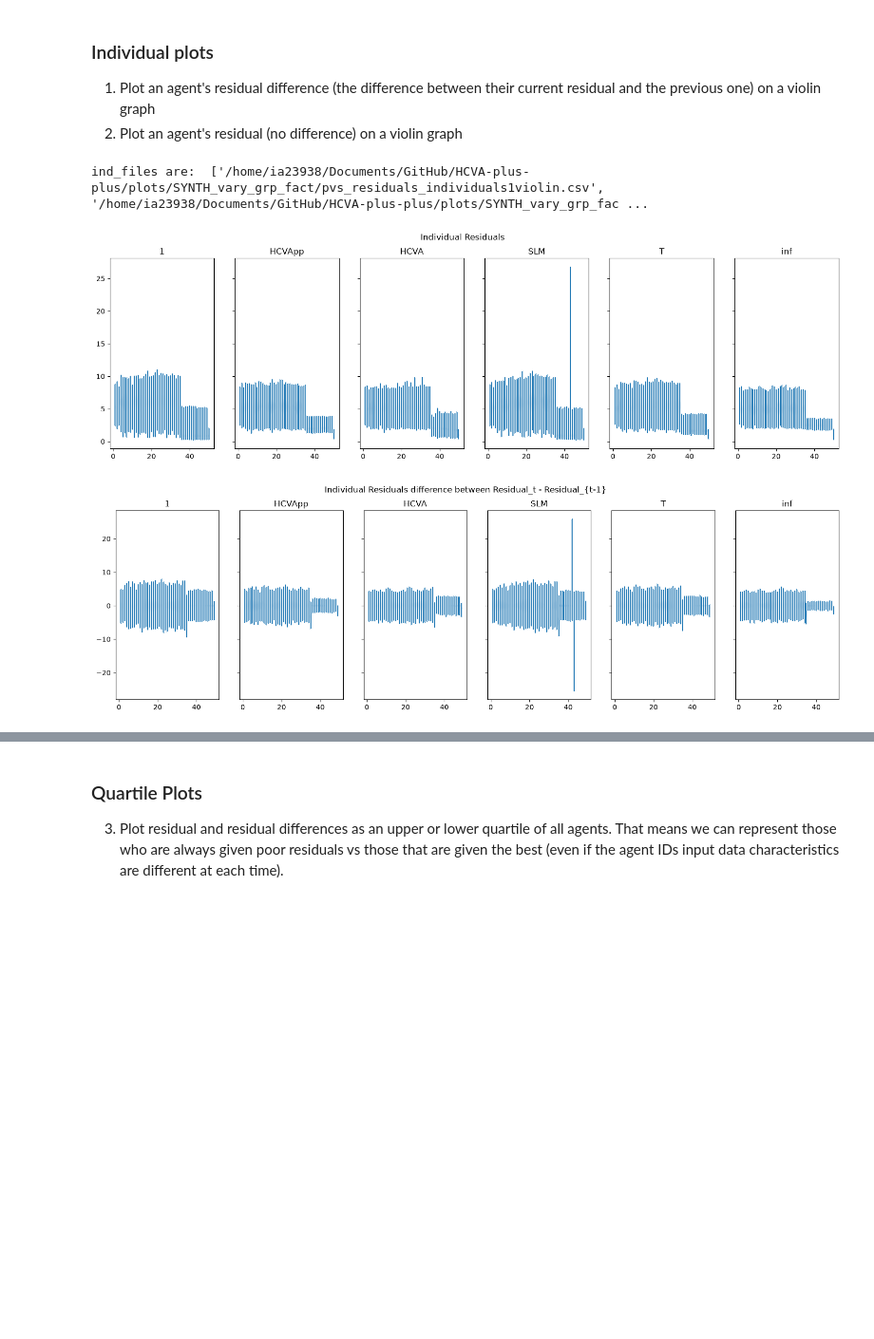
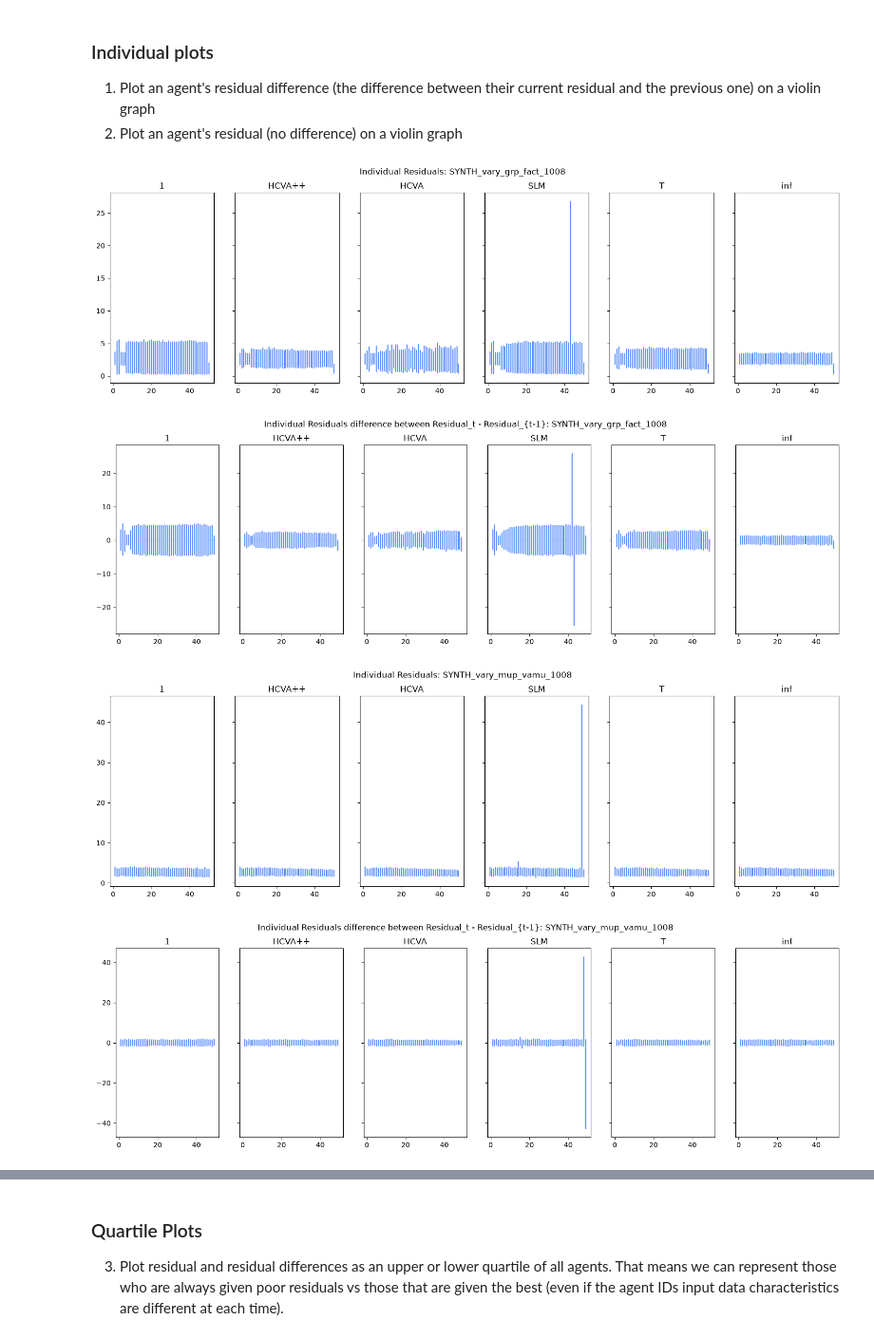
Before and after one commit to JosephTrevorrow/HCVA-plus-plus, a Jupyter notebook: data_analysis/results_explorer.ipynb, the cells around one changed output, grey strips where cells are left out. Shown at 95% size. Saved outputs shown, nothing was run; the diff lists cells and outputs as text; code cells hidden in the pictures; blank space fills up the shorter version.

Commit message:
Changed default pvs_prip, added more results_explorer.ipynb code

```diff
--- a/data_analysis/results_explorer.ipynb
+++ b/data_analysis/results_explorer.ipynb
@@ -17,42 +19,49 @@ from data_analysis_main import sort_nicely
 # - individuals_difference is a residual difference compared to the previous residual
 # - individuals is a residual only for a single agent
 CUR_DIR = str(pathlib.Path(os.path.abspath(os.curdir)).parent) # Note, this does not include a trailing '/'
-repo_root_csvs_dir = "/plots/SYNTH_vary_grp_fact/"
+repo_root_csvs_dirs = ["/plots/SYNTH_vary_grp_fact_1008/", "/plots/SYNTH_vary_mup_vamu_1008/", "/plots/SYNTH_vary_pvs_prip_1008/"]
 values_list = "pvs" # The values used in each residual calculation will be at the front of the file
 # Find all .csvs and sort so order will be the same
-ind_files = glob.glob(CUR_DIR+repo_root_csvs_dir+values_list+"_residuals_individuals[!_]*")
-ind_diff_files = glob.glob(CUR_DIR+repo_root_csvs_dir+values_list+"_residuals_individuals_difference*")
-sort_nicely(ind_files), sort_nicely(ind_diff_files)
-
-print("ind_files are: ", ind_files)
-# import each csv into a dataframe, and store in a dict = {baseline key: df, ...}
-ind_dfs, ind_diff_dfs = {}, {}
-for ind_file, ind_diff_file in zip(ind_files, ind_diff_files):
-    baseline_name = ind_file.split("/")[-1].split("_")[2] # Because we sorted, ind_file and ind_diff_files will be equal
-    baseline_name = baseline_name[11:-10]
-    # Read CSV without treating first row as header
-    ind_dfs[baseline_name] = pd.read_csv(ind_file, header=None, skiprows=1)
-    ind_diff_dfs[baseline_name] = pd.read_csv(ind_diff_file, header=None, skiprows=1)
-    # Assign column names (0, 1, 2, ...)
-    ind_dfs[baseline_name].columns = range(len(ind_dfs[baseline_name].columns))
-    ind_diff_dfs[baseline_name].columns = range(len(ind_diff_dfs[baseline_name].columns))
-    # Remove the agent_id and the initial points (for ind_diff_dfs)
-    ind_dfs[baseline_name].drop(0, axis=1, inplace=True)
-    ind_diff_dfs[baseline_name].drop([0,1], axis=1, inplace=True)
+ind_files, ind_diff_files = [], []
+for repo_root_csvs_dir in repo_root_csvs_dirs:
+    ind_file = glob.glob(CUR_DIR+repo_root_csvs_dir+values_list+"_residuals_individuals[!_]*")
+    ind_diff_file = glob.glob(CUR_DIR+repo_root_csvs_dir+values_list+"_residuals_individuals_difference*")
+    ind_file, ind_diff_file = sort_nicely(ind_file), sort_nicely(ind_diff_file)
+    ind_files.append(ind_file)
+    ind_diff_files.append(ind_diff_file)
+# import each csv into a dataframe and store in a dict = {baseline key: df, ...}
+experiment_dicts = {}
+for ind_file_list, ind_diff_file_list in zip(ind_files, ind_diff_files):
+    ind_dfs, ind_diff_dfs = {}, {}
+    for ind_file, ind_diff_file in zip(ind_file_list, ind_diff_file_list):
+        baseline_name = ind_file.split("/")[-1].split("_")[2] # Because we sorted, ind_file and ind_diff_files will be equal
+        baseline_name = baseline_name[11:-10]
+        # Read CSV without treating first row as header
+        ind_dfs[baseline_name] = pd.read_csv(ind_file, header=None, skiprows=1)
+        ind_diff_dfs[baseline_name] = pd.read_csv(ind_diff_file, header=None, skiprows=1)
+        # Assign column names (0, 1, 2, ...)
+        ind_dfs[baseline_name].columns = range(len(ind_dfs[baseline_name].columns))
+        ind_diff_dfs[baseline_name].columns = range(len(ind_diff_dfs[baseline_name].columns))
+        # Remove the agent_id and the initial points (for ind_diff_dfs)
+        ind_dfs[baseline_name].drop(0, axis=1, inplace=True)
+        ind_diff_dfs[baseline_name].drop([0,1], axis=1, inplace=True)
+    experiment_name = ind_file_list[0].split("/")[-2]
+    experiment_dicts[experiment_name] = [copy.deepcopy(ind_dfs), copy.deepcopy(ind_diff_dfs)]
-# %% [output]
-ind_files are:  ['/home/ia23938/Documents/GitHub/HCVA-plus-plus/plots/SYNTH_vary_grp_fact/pvs_residuals_individuals1violin.csv', '/home/ia23938/Documents/GitHub/HCVA-plus-plus/plots/SYNTH_vary_grp_fac ...
 # %%
-# Plot each row (where col[0] for each df is an ID) onto a violin plot. Overlay for each method and plot as a 3x2 grid
-fig_ind, axes_ind = plt.subplots(1, 6,  sharex=True, sharey=True, figsize=(19,5))
-fig_ind.suptitle("Individual Residuals")
-fig_ind_diff, axes_ind_dff = plt.subplots(1, 6,  sharex=True, sharey=True, figsize=(19,5))
-fig_ind_diff.suptitle("Individual Residuals difference between Residual_t - Residual_{t-1}")
-for ax_ind, ax_ind_diff, key in zip(axes_ind.flatten(), axes_ind_dff.flatten(), ind_dfs.keys()):
-    ax_ind.set_title(key)
-    ax_ind_diff.set_title(key)
-    ax_ind.violinplot(ind_dfs[key].values, showmeans=False, showmedians=False, showextrema=True)
-    ax_ind_diff.violinplot(ind_diff_dfs[key].values, showmeans=False, showmedians=False, showextrema=True)
+for exp_name, [ind_dfs, ind_diff_dfs] in experiment_dicts.items():
+    # Plot each row (where col[0] for each df is an ID) onto a violin plot. Overlay for each method and plot as a 3x2 grid
+    fig_ind, axes_ind = plt.subplots(1, 6,  sharex=True, sharey=True, figsize=(19,5))
+    fig_ind.suptitle("Individual Residuals: "+exp_name)
+    fig_ind_diff, axes_ind_dff = plt.subplots(1, 6,  sharex=True, sharey=True, figsize=(19,5))
+    fig_ind_diff.suptitle("Individual Residuals difference between Residual_t - Residual_{t-1}: "+exp_name)
+    for ax_ind, ax_ind_diff, key in zip(axes_ind.flatten(), axes_ind_dff.flatten(), ind_dfs.keys()):
+        ax_ind.set_title(key)
+        ax_ind_diff.set_title(key)
+        ax_ind.violinplot(ind_dfs[key].values, showmeans=False, showmedians=False, showextrema=True)
+        ax_ind_diff.violinplot(ind_diff_dfs[key].values, showmeans=False, showmedians=False, showextrema=True)
 plt.show() # This plot shows a violin plot per time step (x), showing the individual agent data that has been averaged over 500 runs.
 # %% [output]
-[figure, old version]
+[figure, new version]
-[figure, old version]
+[figure, new version]
+[figure, added]
+[figure, added]
```
Also changed, not shown: parts of 8 cells of this notebook, 1 other file.
